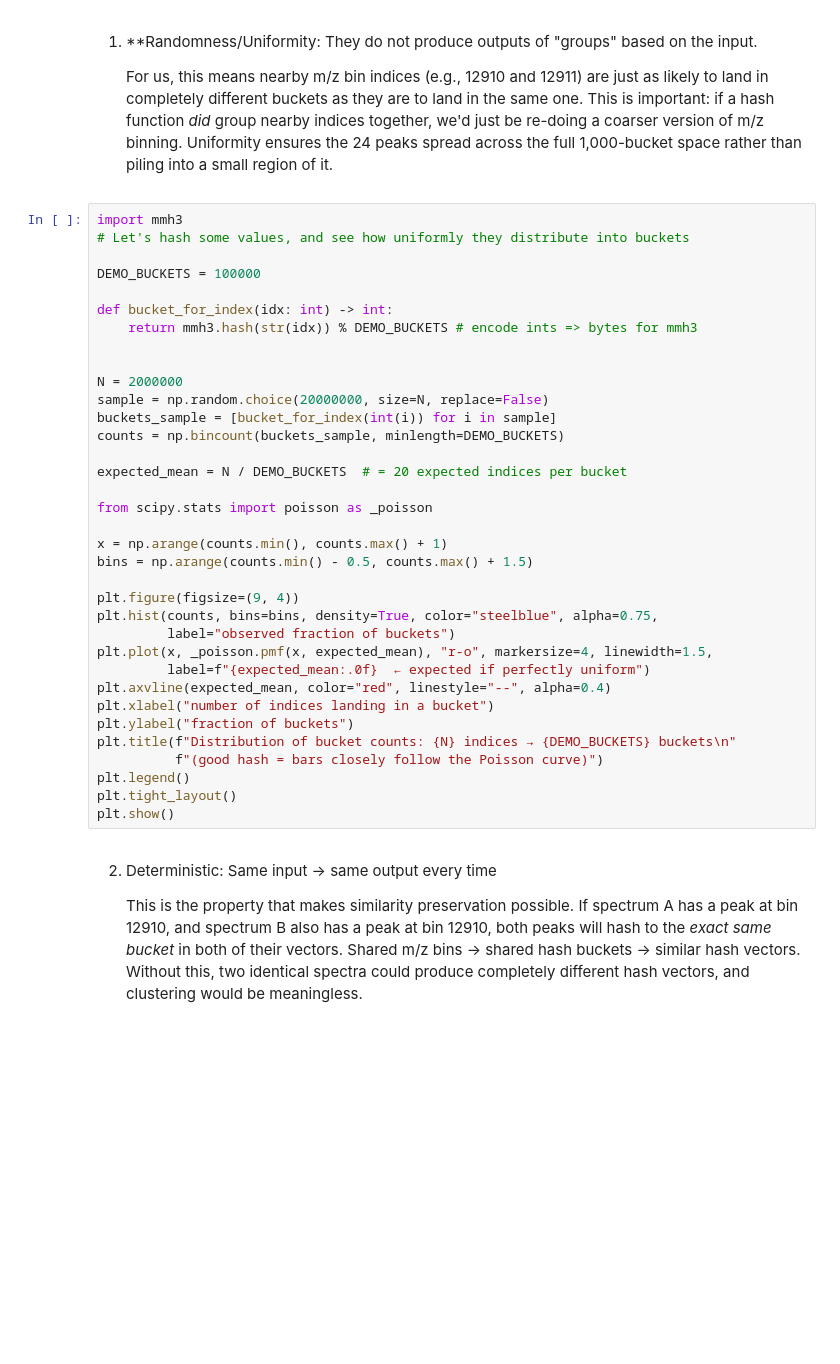
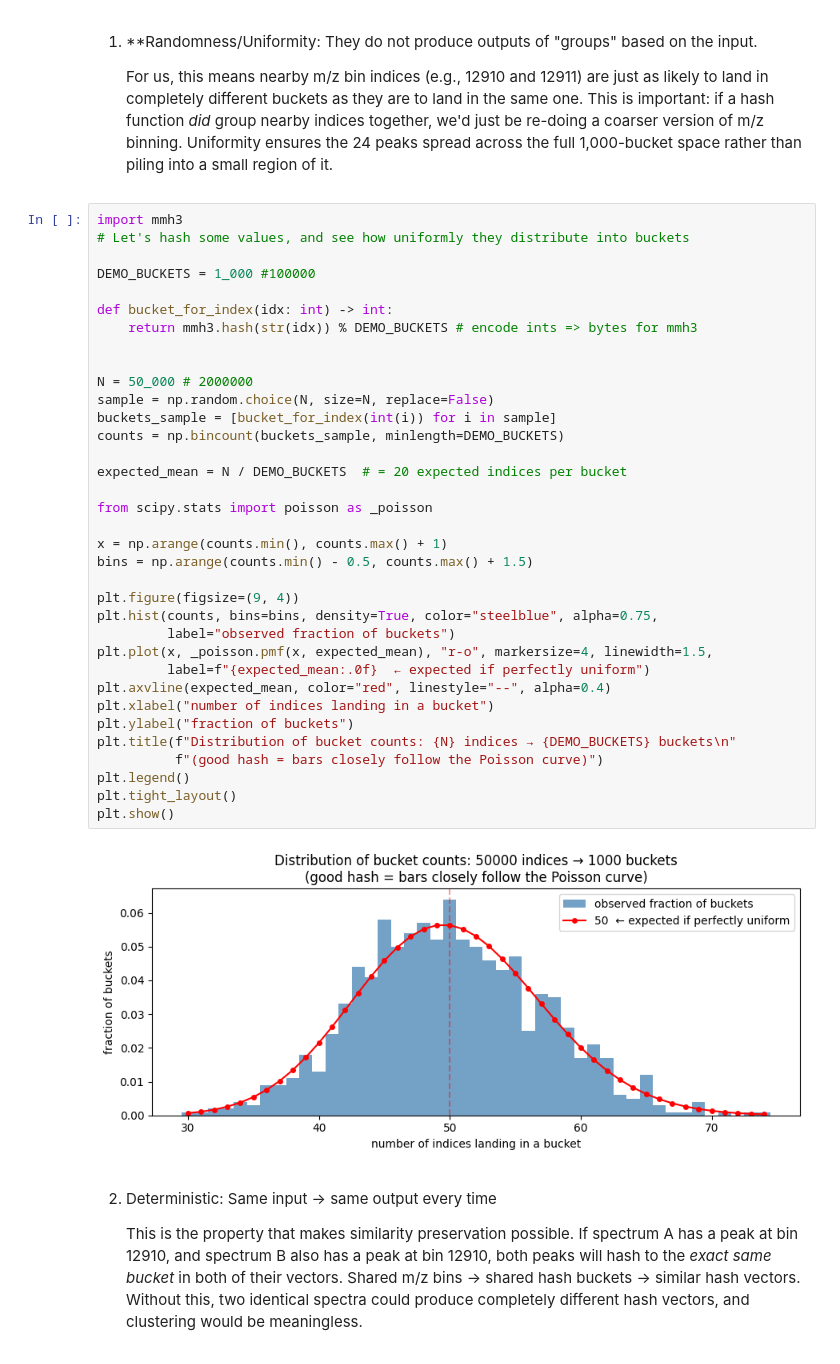
Before and after one commit to Alexander-Sol/MS_spectra_encoding, a Jupyter notebook: 02_Spectral_Hashing_and_OMS.ipynb, the cells around one changed output. Cells and saved outputs as stored; diff of their text form; blank space fills up the shorter version.

```diff
--- a/02_Spectral_Hashing_and_OMS.ipynb
+++ b/02_Spectral_Hashing_and_OMS.ipynb
@@ -436,37 +458,39 @@ A *hash function* has 3 main properties, each of which directly satisfies one of
 import mmh3
 # Let's hash some values, and see how uniformly they distribute into buckets
 
-DEMO_BUCKETS = 100000
+DEMO_BUCKETS = 1_000 #100000
 
 def bucket_for_index(idx: int) -> int:
     return mmh3.hash(str(idx)) % DEMO_BUCKETS # encode ints => bytes for mmh3
 
 
-N = 2000000
-sample = np.random.choice(20000000, size=N, replace=False)
+N = 50_000 # 2000000
+sample = np.random.choice(N, size=N, replace=False)
 buckets_sample = [bucket_for_index(int(i)) for i in sample]
 counts = np.bincount(buckets_sample, minlength=DEMO_BUCKETS)
 
 expected_mean = N / DEMO_BUCKETS  # = 20 expected indices per bucket
 
 from scipy.stats import poisson as _poisson
 
 x = np.arange(counts.min(), counts.max() + 1)
 bins = np.arange(counts.min() - 0.5, counts.max() + 1.5)
 
 plt.figure(figsize=(9, 4))
 plt.hist(counts, bins=bins, density=True, color="steelblue", alpha=0.75,
          label="observed fraction of buckets")
 plt.plot(x, _poisson.pmf(x, expected_mean), "r-o", markersize=4, linewidth=1.5,
          label=f"{expected_mean:.0f}  ← expected if perfectly uniform")
 plt.axvline(expected_mean, color="red", linestyle="--", alpha=0.4)
 plt.xlabel("number of indices landing in a bucket")
 plt.ylabel("fraction of buckets")
 plt.title(f"Distribution of bucket counts: {N} indices → {DEMO_BUCKETS} buckets\n"
           f"(good hash = bars closely follow the Poisson curve)")
 plt.legend()
 plt.tight_layout()
 plt.show()
+# %% [output]
+[figure, added]
 # %% [markdown]
 2. Deterministic: Same input -> same output every time
 
```
Also changed, not shown: parts of 14 cells of this notebook.
